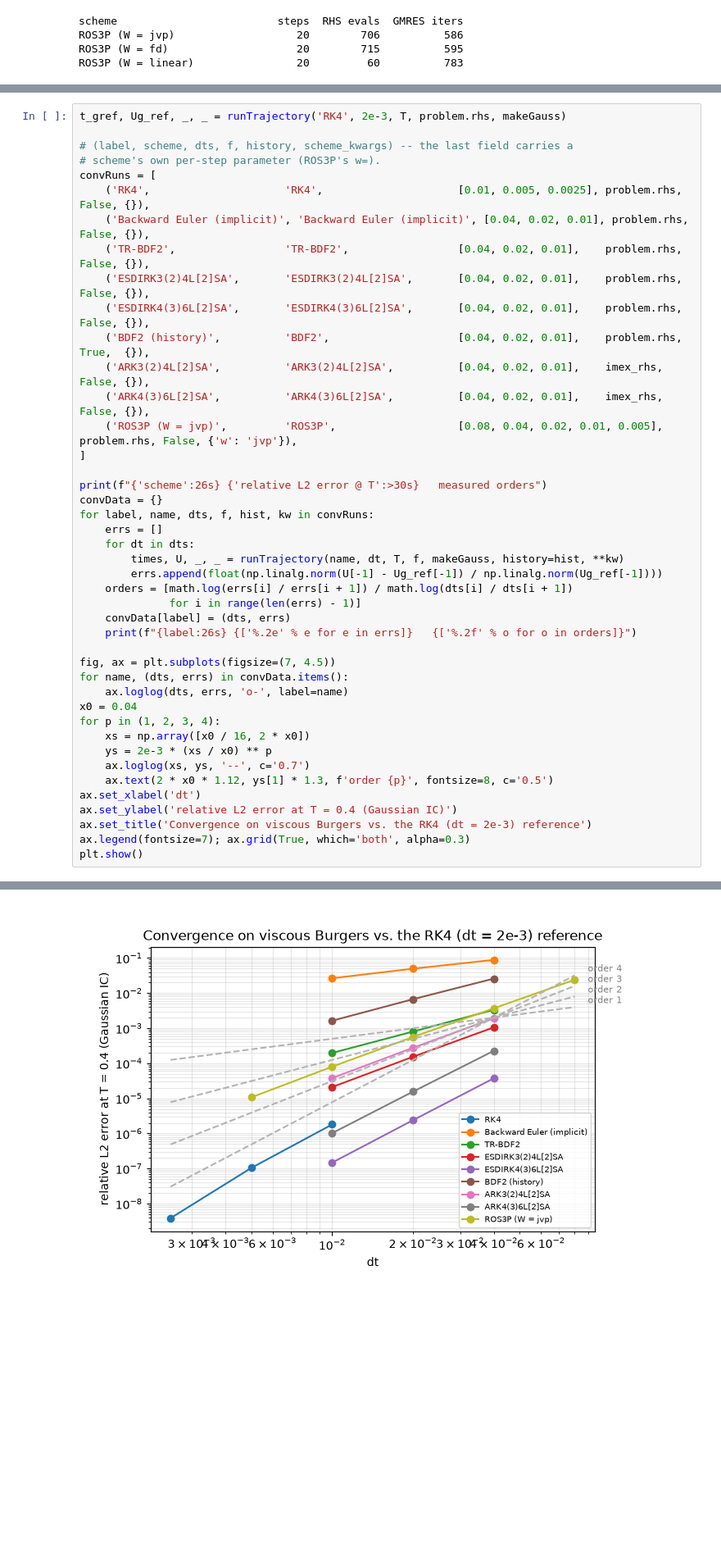
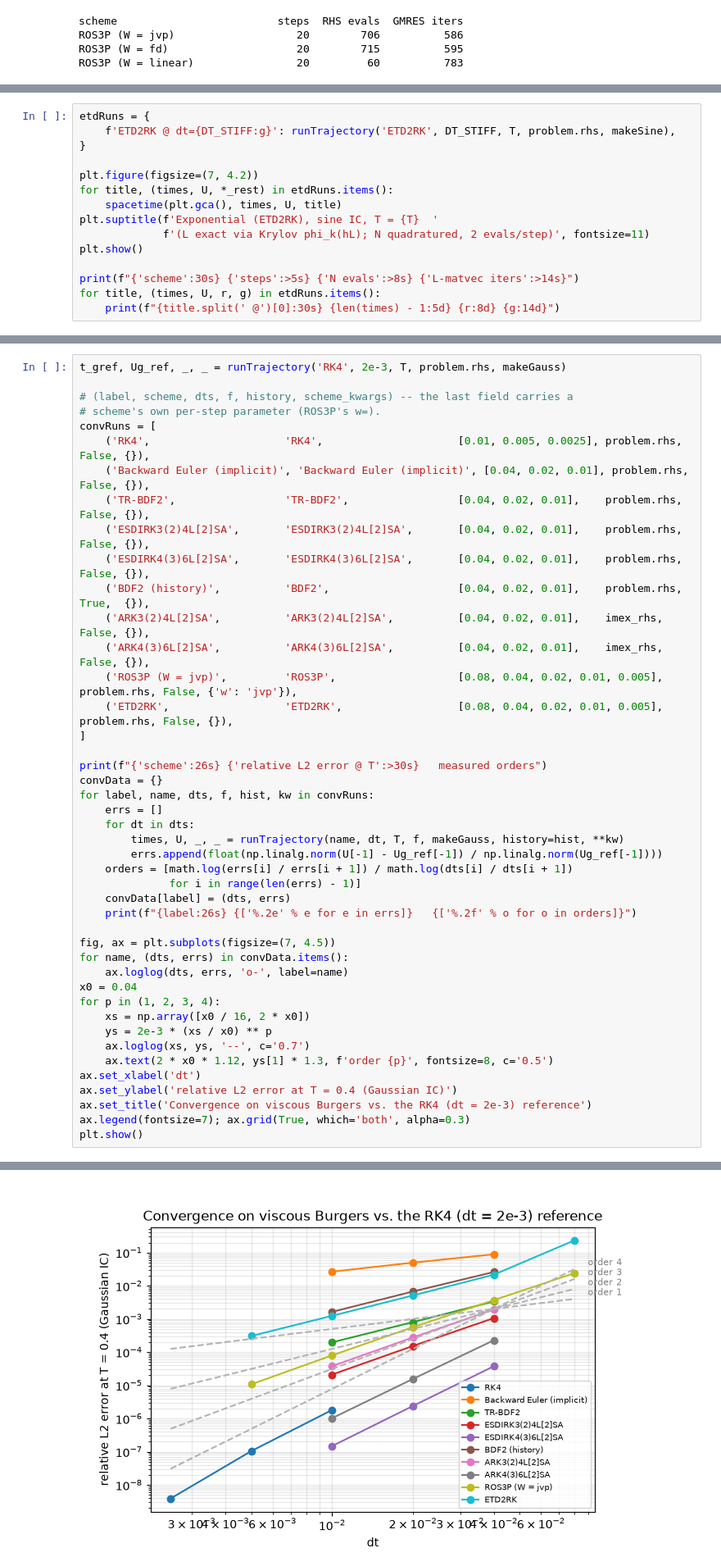
Before and after one commit to wi-re/warpSPHIntegrators, a Jupyter notebook: viscous_burgers_demo.ipynb, the cells around one changed output, grey strips where cells are left out. Shown at 82% size. Drawn from its saved outputs; the diff is of its cells as text; blank space fills up the shorter version.

Commit message:
Add ETD2RK exponential integrator (Phase 7)

```diff
--- a/viscous_burgers_demo.ipynb
+++ b/viscous_burgers_demo.ipynb
@@ -473,0 +509,15 @@ the §9 study.
+# %%
+etdRuns = {
+    f'ETD2RK @ dt={DT_STIFF:g}': runTrajectory('ETD2RK', DT_STIFF, T, problem.rhs, makeSine),
+}
+
+plt.figure(figsize=(7, 4.2))
+for title, (times, U, *_rest) in etdRuns.items():
+    spacetime(plt.gca(), times, U, title)
+plt.suptitle(f'Exponential (ETD2RK), sine IC, T = {T}  '
+             f'(L exact via Krylov phi_k(hL); N quadratured, 2 evals/step)', fontsize=11)
+plt.show()
+
+print(f"{'scheme':30s} {'steps':>5s} {'N evals':>8s} {'L-matvec iters':>14s}")
+for title, (times, U, r, g) in etdRuns.items():
+    print(f"{title.split(' @')[0]:30s} {len(times) - 1:5d} {r:8d} {g:14d}")
@@ -495,6 +550,7 @@ convRuns = [
     ('ARK3(2)4L[2]SA',          'ARK3(2)4L[2]SA',          [0.04, 0.02, 0.01],    imex_rhs,    False, {}),
     ('ARK4(3)6L[2]SA',          'ARK4(3)6L[2]SA',          [0.04, 0.02, 0.01],    imex_rhs,    False, {}),
     ('ROS3P (W = jvp)',         'ROS3P',                   [0.08, 0.04, 0.02, 0.01, 0.005], problem.rhs, False, {'w': 'jvp'}),
+    ('ETD2RK',                  'ETD2RK',                  [0.08, 0.04, 0.02, 0.01, 0.005], problem.rhs, False, {}),
 ]
 
 print(f"{'scheme':26s} {'relative L2 error @ T':>30s}   measured orders")
@@ -537,4 +594,4 @@ ROS3P (W = jvp)            ['2.40e-02', '3.69e-03', '5.64e-04', '8.01e-05', '1.0
-[figure, old version]
+[figure, new version]
 # %% [markdown]
 **Reading the plot:** the measured orders are the advertised ones on a
 physical PDE — RK4 → ~4, ESDIRK4/ARK4 → ~4, TR-BDF2/BDF2 → ~2, ARK3 → ~2.9,
```
Also changed, not shown: parts of 9 cells of this notebook, 15 other files.
